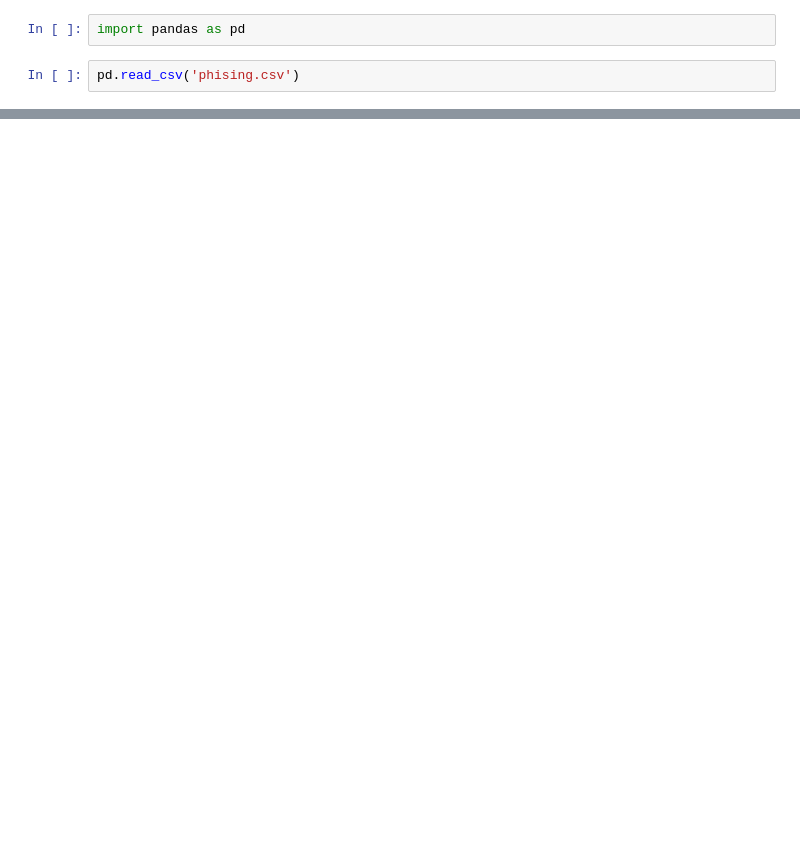
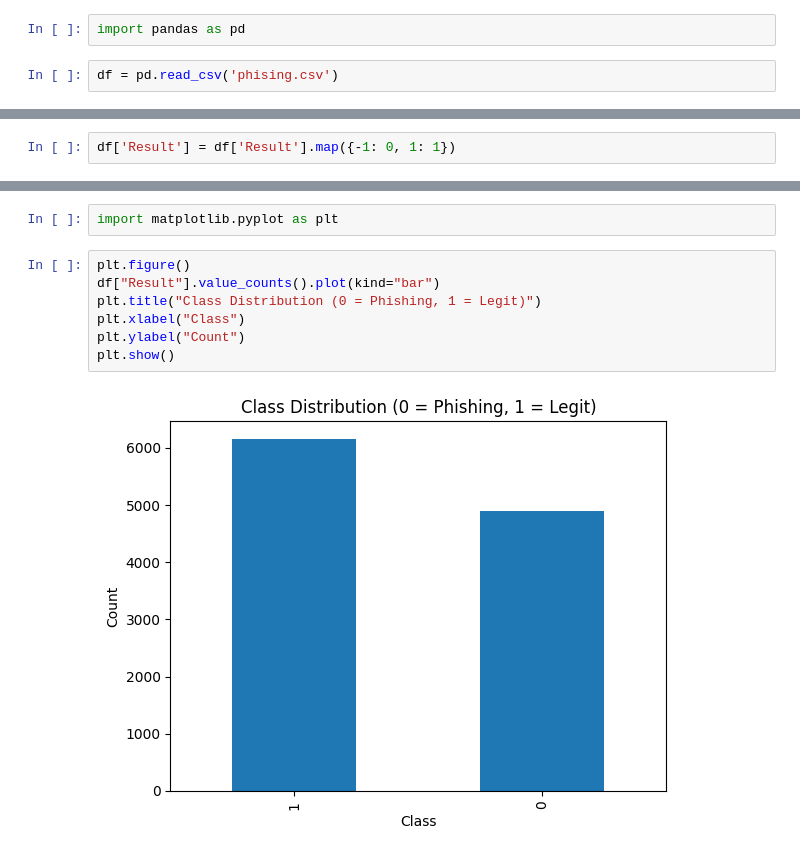
Before and after one commit to bhavjeetsingh/PHISHING-WEBSITE_DETECTION-SYSTEM, a Jupyter notebook: notebook/EDA.ipynb, the cells around one changed output, grey strips where cells are left out. Cells and saved outputs as stored; diff of their text form; blank space fills up the shorter version.

```diff
--- a/notebook/EDA.ipynb
+++ b/notebook/EDA.ipynb
@@ -1,4 +1,4 @@
 # %%
 import pandas as pd
 # %%
-pd.read_csv('phising.csv')
+df = pd.read_csv('phising.csv')
@@ -18,0 +127,2 @@ pd.read_csv('phising.csv')
+# %%
+df['Result'] = df['Result'].map({-1: 0, 1: 1})
@@ -18,0 +355,11 @@ pd.read_csv('phising.csv')
+# %%
+import matplotlib.pyplot as plt
+# %%
+plt.figure()
+df["Result"].value_counts().plot(kind="bar")
+plt.title("Class Distribution (0 = Phishing, 1 = Legit)")
+plt.xlabel("Class")
+plt.ylabel("Count")
+plt.show()
+# %% [output]
+[figure, added]
```
Also changed, not shown: parts of 37 cells of this notebook.
